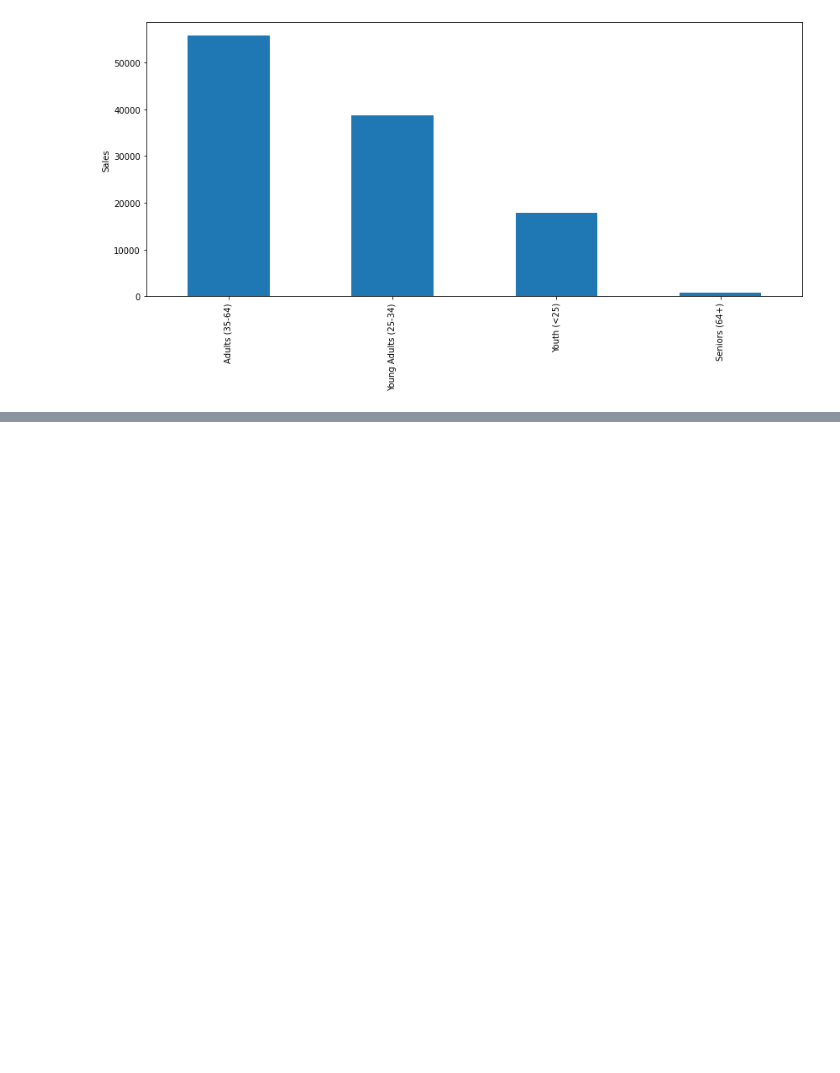
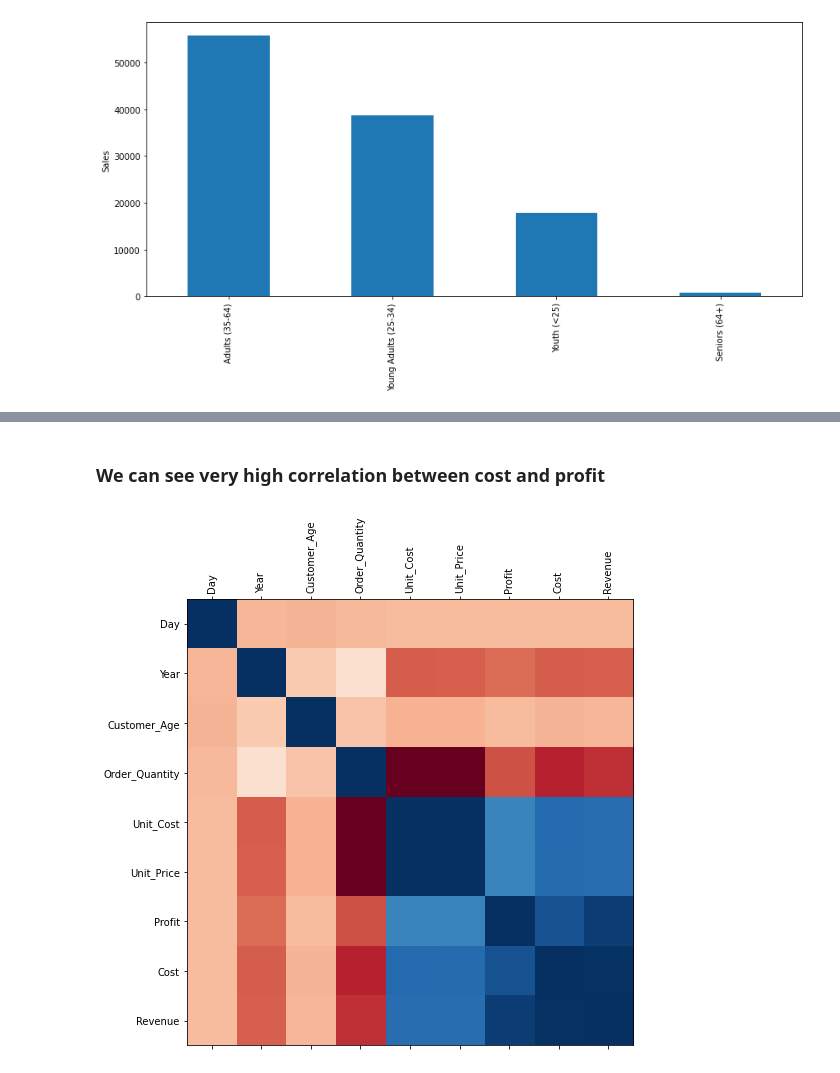
Before and after one commit to pranavarya007/Data-analysis-part1, a Jupyter notebook: main.ipynb, the cells around one changed output, grey strips where cells are left out. Saved outputs shown, nothing was run; the diff lists cells and outputs as text; code cells hidden in the pictures; blank space fills up the shorter version.

Commit message:
Added relationship between columns

```diff
--- a/main.ipynb
+++ b/main.ipynb
@@ -110,0 +111,3 @@ Text(0, 0.5, 'Sales')
+# %%
+correlation = sales.corr()
+correlation
@@ -110,0 +125,9 @@ Text(0, 0.5, 'Sales')
+# %% [markdown]
+### We can see very high correlation between **cost** and **profit**
+# %%
+fig = plt.figure(figsize = (8,8))
+plt.matshow(correlation, cmap = 'RdBu', fignum = fig.number)
+plt.xticks(range(len(correlation.columns)), correlation.columns, rotation = 'vertical');
+plt.yticks(range(len(correlation.columns)), correlation.columns);
+# %% [output]
+[figure, added]
```
Also changed, not shown: parts of 12 cells of this notebook.
